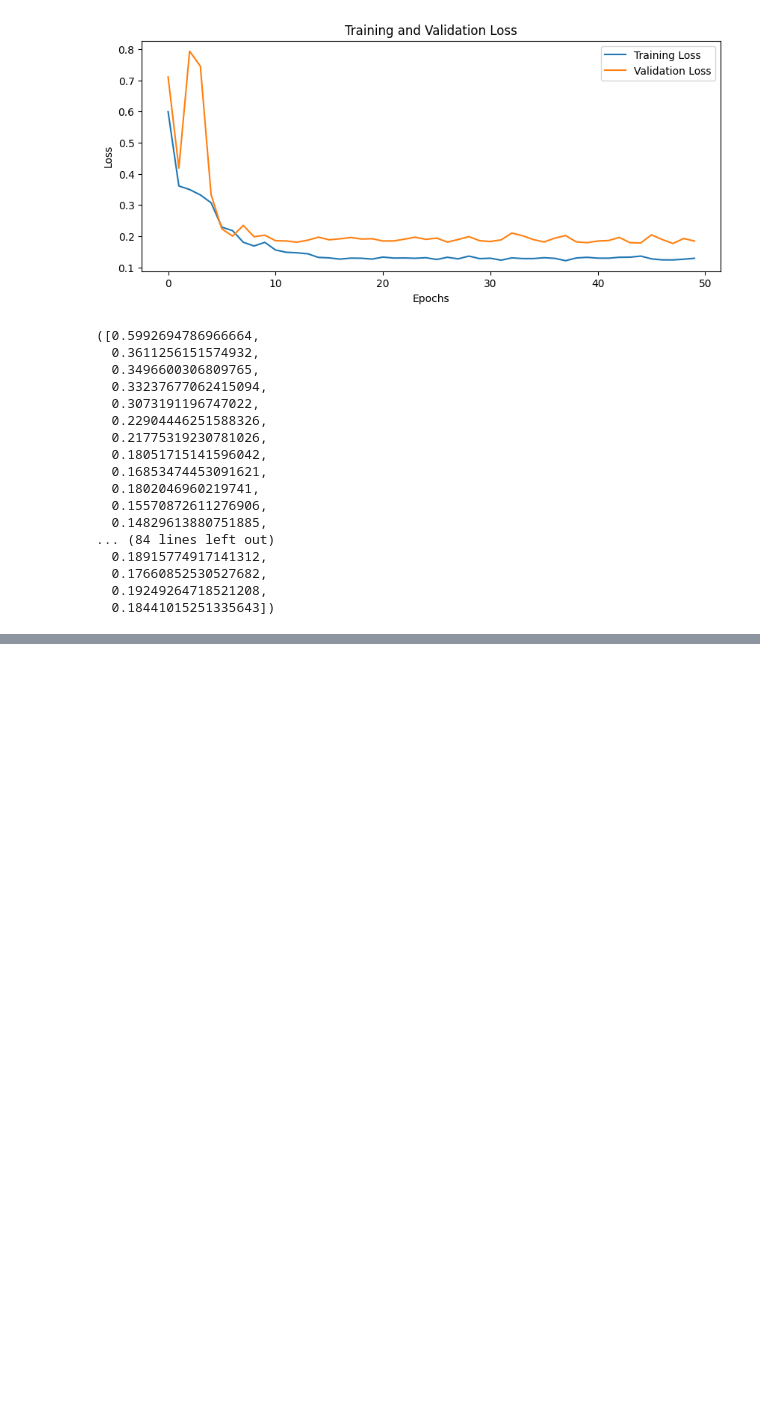
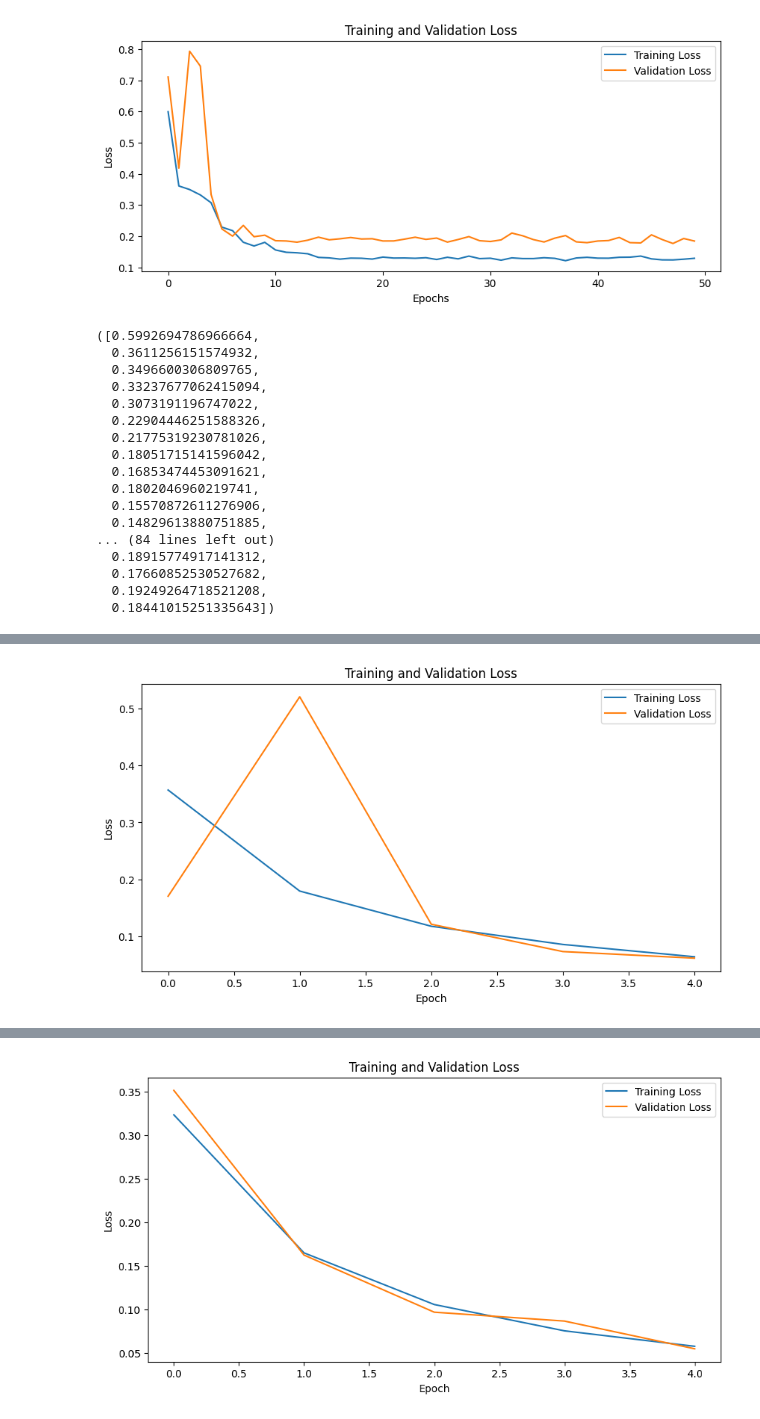
Before and after one commit to engabduallah/teknofest-green-matter, a Jupyter notebook: Stroke_Classifier_Using_MedViT.ipynb, the cells around one changed output, grey strips where cells are left out. Drawn from its saved outputs; the diff is of its cells as text; code cells hidden in the pictures; blank space fills up the shorter version.

```diff
--- a/Stroke_Classifier_Using_MedViT.ipynb
+++ b/Stroke_Classifier_Using_MedViT.ipynb
@@ -262,7 +287,7 @@ model = MedViT_large(num_classes = 1000).cuda()
 initialize_weights...
 # %%
 # Load checkpoint (adjust path to your downloaded checkpoint)
-checkpoint_path = "/content/drive/MyDrive/Colab Notebooks/models/MedViT_large_im1k.pth"
+checkpoint_path = "/content/drive/MyDrive/processed tkn /MedViT_large_im1k.pth"
 checkpoint = torch.load(checkpoint_path, map_location=device)
 
 # Remove 'module.' prefix in case of DataParallel models
@@ -393,7 +420,7 @@ def train_model(model: nn.Module, train_loader: DataLoader, val_loader: DataLoad
 
     return train_losses, val_losses
 # %%
-train_model(model, train_loader, val_loader, epochs=50, learning_rate=0.001)
+cls_train_model(model, cls_train_loader, cls_val_loader, epochs=50, learning_rate=0.001)
 # %% [output]
 Epoch 1/50, Train Loss: 0.5993, Val Loss: 0.7107
 Epoch 2/50, Train Loss: 0.3611, Val Loss: 0.4184
@@ -431,13 +458,13 @@ Epoch 50/50, Train Loss: 0.1291, Val Loss: 0.1844
   0.19249264718521208,
   0.18441015251335643])
 # %%
-images, labels = next(iter(train_loader))
+images, labels = next(iter(cls_train_loader))
 # Getting the size of the first image in the batch
 get_image_size = images[0].size()
 print(get_image_size)
 # Getting the number of classes
 unique_labels = set()
-for _, labels in train_loader:
+for _, labels in cls_train_loader:
     unique_labels.update(labels.tolist())
 
 get_num_classes = len(unique_labels)
@@ -499,0 +739,30 @@ test_model(model, test_loader)
+# %%
+def seg_run_experiment(use_attention=False, use_abnn=False, num_epochs=5, save_path='unet.pth'):
+    if use_abnn:
+        # norm_layer = AdaptiveBatchNorm  # Our custom adaptive norm layer (ABNN)
+        model_variant = "U-Net with ABNN"
+    else:
+        norm_layer = nn.BatchNorm2d  # Standard BN
+        model_variant = "Standard U-Net"
+
+    # For this segmentation task we use one input channel and one output channel.
+    # Set use_bn=True to enable normalization layers.
+    model = UNet(in_channels=1, out_channels=1, use_attention=use_attention, use_bn=True, norm_layer=norm_layer)
+    model.to(device)
+    print(f"Training {model_variant} {'with Attention' if use_attention else ''}...")
+
+    train_losses, val_losses = seg_train_model(model, seg_train_loader, seg_val_loader, num_epochs=num_epochs, learning_rate=0.001, device=device)
+    torch.save(model.state_dict(), save_path)
+
+    val_acc = seg_evaluate_model(model, seg_test_loader, device=device)
+    print(f"{model_variant} Test Pixel Accuracy: {val_acc*100:.2f}%")
+
+    plot_training_history(train_losses, val_losses)
+    return model
+# %%
+# Experiment 1: Standard U-Net (without attention)
+model_standard = seg_run_experiment(use_attention=False, use_abnn=False, num_epochs=5, save_path='../unet_standard.pth')
+
+# Experiment 2: U-Net with Multi-Head Attention
+model_attention = seg_run_experiment(use_attention=True, use_abnn=False, num_epochs=5, save_path='../unet_attention.pth')
+# %% [output]
@@ -499,0 +776 @@ test_model(model, test_loader)
+[figure, added]
@@ -499,0 +784 @@ test_model(model, test_loader)
+[figure, added]
```
Also changed, not shown: parts of 39 cells of this notebook.
